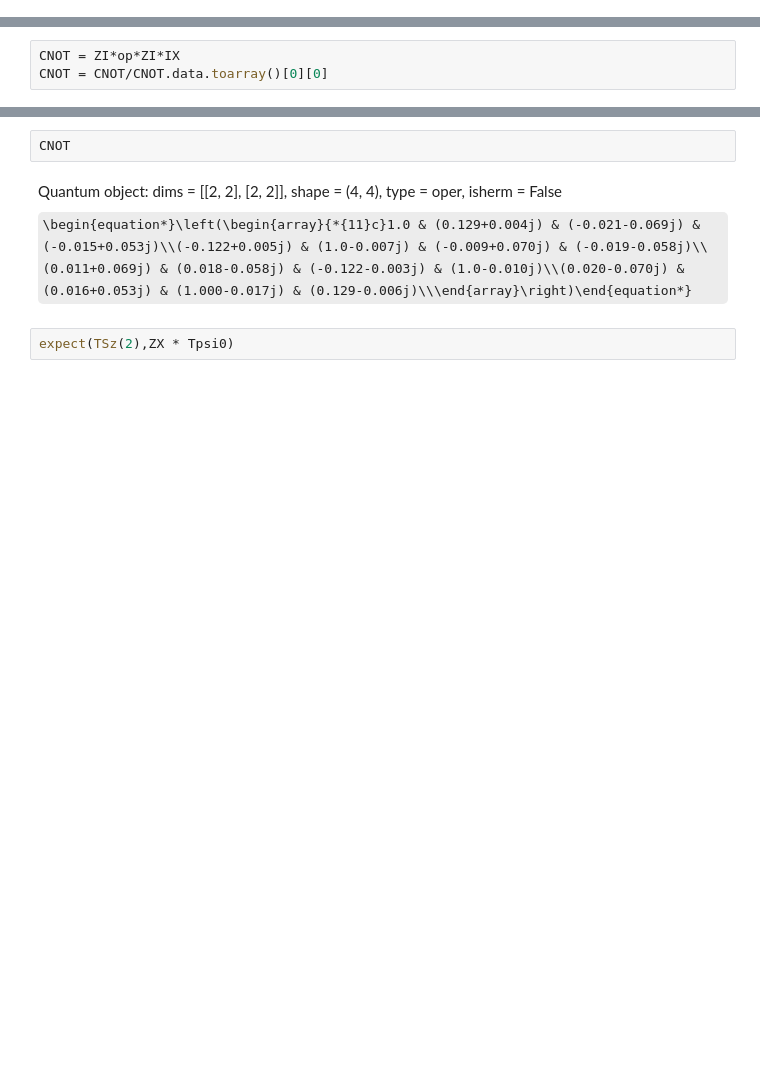
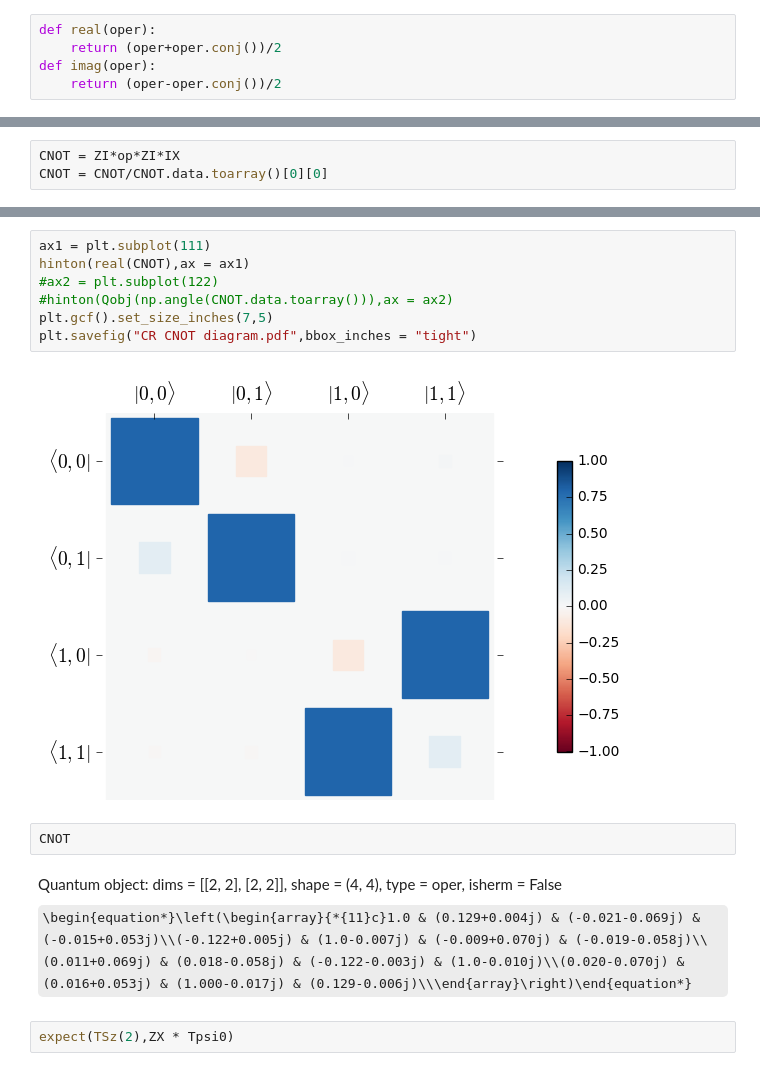
Before and after one commit to safoex/qubitlab, a Jupyter notebook: python/qutip/2qubit (2d).ipynb, the cells around one changed output, grey strips where cells are left out. Saved outputs shown, nothing was run; the diff lists cells and outputs as text; some formulas as TeX source; blank space fills up the shorter version.

```diff
--- a/python/qutip/2qubit (2d).ipynb
+++ b/python/qutip/2qubit (2d).ipynb
@@ -8,6 +8,11 @@ from cython import *
 from sympy import lambdify
 import copy
 from functools import *
+# %%
+def real(oper):
+    return (oper+oper.conj())/2
+def imag(oper):
+    return (oper-oper.conj())/2
 # %% [markdown]
 # Parameters
 # %%
@@ -238,3 +287,12 @@ CNOT = CNOT/CNOT.data.toarray()[0][0]
+# %%
+ax1 = plt.subplot(111)
+hinton(real(CNOT),ax = ax1)
+#ax2 = plt.subplot(122)
+#hinton(Qobj(np.angle(CNOT.data.toarray())),ax = ax2)
+plt.gcf().set_size_inches(7,5)
+plt.savefig("CR CNOT diagram.pdf",bbox_inches = "tight")
+# %% [output]
+[figure, added]
 # %%
 CNOT
 # %% [output]
```
Also changed, not shown: parts of 10 cells of this notebook, 49 other files.
